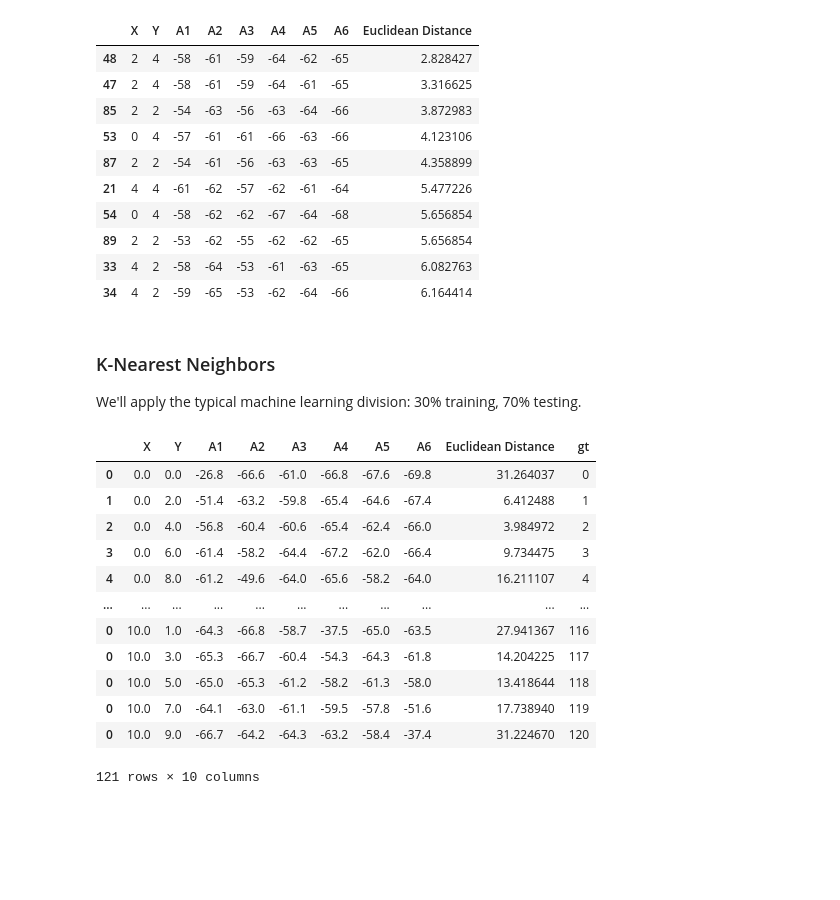
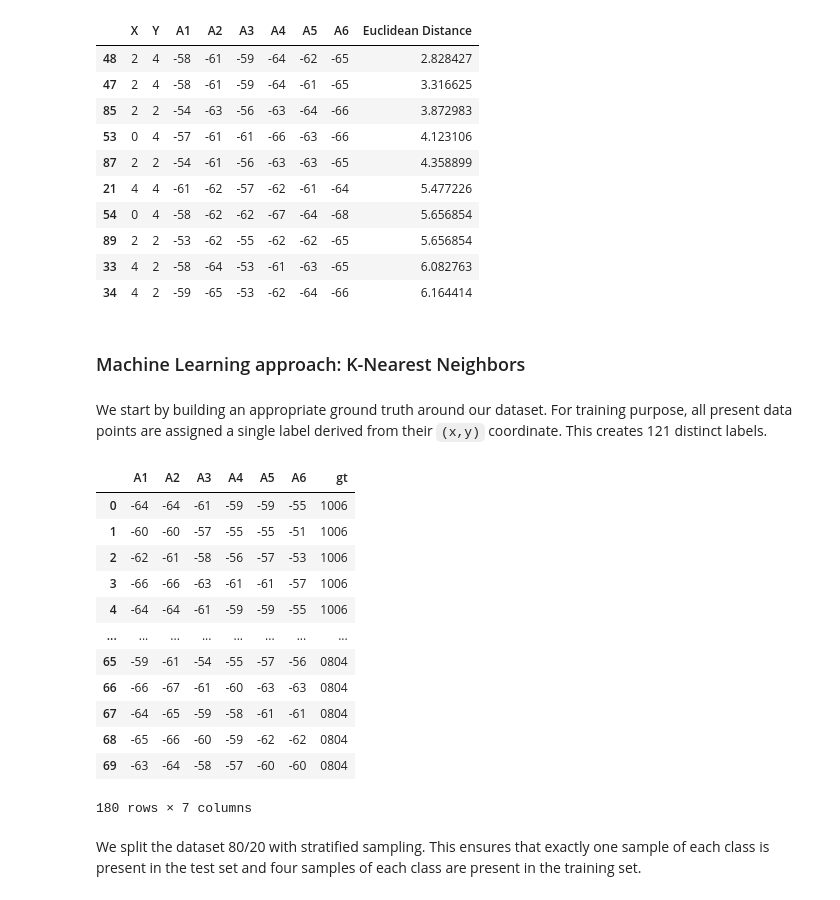
Before and after one commit to francesco-plt/finding-dory, a Jupyter notebook: localization.ipynb, the cells around one changed output. Saved outputs shown, nothing was run; the diff lists cells and outputs as text; code cells hidden in the pictures; blank space fills up the shorter version.

```diff
--- a/localization.ipynb
+++ b/localization.ipynb
@@ -231,41 +247,37 @@ display(df.nsmallest(10, 'Euclidean Distance', 'all'))
 | 89 | 2 | 2 | -53 | -62 | -55 | -62 | -62 | -65 | 5.656854 |
 | 33 | 4 | 2 | -58 | -64 | -53 | -61 | -63 | -65 | 6.082763 |
 | 34 | 4 | 2 | -59 | -65 | -53 | -62 | -64 | -66 | 6.164414 |
-# %% [markdown]
-### K-Nearest Neighbors
-We'll apply the typical machine learning division: 30% training, 70% testing.
-# %%
-# creating ground truth
-
-# creating coordinates list
-coords = []
-df_gt = df_interpolation.copy()
-for row in df_gt.itertuples():
-  coords.append((row.X, row.Y))
-
-# mapping coordinates to unique integers
-coord_to_int = {coord: i for i, coord in enumerate(coords)}
-
-# defining function to retrieve the coordinate associated to an integer
-def get_coord(i):
-  for coord in coord_to_int:
-    if coord_to_int[coord] == i:
-      return coord
-
-# adding column with ground truth integer map to each row
-df_gt['gt'] = df_gt.apply(lambda row: coord_to_int[(row.X, row.Y)], axis=1)
-display(df_gt)
-# %% [output]
-|  | X | Y | A1 | A2 | A3 | A4 | A5 | A6 | Euclidean Distance | gt |
-| 0 | 0.0 | 0.0 | -26.8 | -66.6 | -61.0 | -66.8 | -67.6 | -69.8 | 31.264037 | 0 |
-| 1 | 0.0 | 2.0 | -51.4 | -63.2 | -59.8 | -65.4 | -64.6 | -67.4 | 6.412488 | 1 |
-| 2 | 0.0 | 4.0 | -56.8 | -60.4 | -60.6 | -65.4 | -62.4 | -66.0 | 3.984972 | 2 |
-| 3 | 0.0 | 6.0 | -61.4 | -58.2 | -64.4 | -67.2 | -62.0 | -66.4 | 9.734475 | 3 |
-| 4 | 0.0 | 8.0 | -61.2 | -49.6 | -64.0 | -65.6 | -58.2 | -64.0 | 16.211107 | 4 |
-| ... | ... | ... | ... | ... | ... | ... | ... | ... | ... | ... |
-| 0 | 10.0 | 1.0 | -64.3 | -66.8 | -58.7 | -37.5 | -65.0 | -63.5 | 27.941367 | 116 |
-| 0 | 10.0 | 3.0 | -65.3 | -66.7 | -60.4 | -54.3 | -64.3 | -61.8 | 14.204225 | 117 |
-| 0 | 10.0 | 5.0 | -65.0 | -65.3 | -61.2 | -58.2 | -61.3 | -58.0 | 13.418644 | 118 |
-| 0 | 10.0 | 7.0 | -64.1 | -63.0 | -61.1 | -59.5 | -57.8 | -51.6 | 17.738940 | 119 |
-| 0 | 10.0 | 9.0 | -66.7 | -64.2 | -64.3 | -63.2 | -58.4 | -37.4 | 31.224670 | 120 |
-121 rows × 10 columns
+# %% [markdown]
+### Machine Learning approach: K-Nearest Neighbors
+# %% [markdown]
+We start by building an appropriate ground truth around our dataset. For training purpose, all present data points are assigned a single label derived from their `(x,y)` coordinate. This creates 121 distinct labels.
+# %%
+df_kn = df.copy().loc[:,df.columns != 'Euclidean Distance']
+
+# prepend one zero on coordinate label as needed
+def my_mapper(x):
+    return f"{x:02}"
+
+# add unique ground truth label
+df_kn['gt'] = df_kn['X'].map(my_mapper) + df_kn['Y'].map(my_mapper)
+
+# drop X,Y columns, not needed for training
+df_kn.drop(["X","Y"], axis=1, inplace=True)
+
+display(df_kn)
+# %% [output]
+|  | A1 | A2 | A3 | A4 | A5 | A6 | gt |
+| 0 | -64 | -64 | -61 | -59 | -59 | -55 | 1006 |
+| 1 | -60 | -60 | -57 | -55 | -55 | -51 | 1006 |
+| 2 | -62 | -61 | -58 | -56 | -57 | -53 | 1006 |
+| 3 | -66 | -66 | -63 | -61 | -61 | -57 | 1006 |
+| 4 | -64 | -64 | -61 | -59 | -59 | -55 | 1006 |
+| ... | ... | ... | ... | ... | ... | ... | ... |
+| 65 | -59 | -61 | -54 | -55 | -57 | -56 | 0804 |
+| 66 | -66 | -67 | -61 | -60 | -63 | -63 | 0804 |
+| 67 | -64 | -65 | -59 | -58 | -61 | -61 | 0804 |
+| 68 | -65 | -66 | -60 | -59 | -62 | -62 | 0804 |
+| 69 | -63 | -64 | -58 | -57 | -60 | -60 | 0804 |
+180 rows × 7 columns
+# %% [markdown]
+We split the dataset 80/20 with stratified sampling. This ensures that exactly one sample of each class is present in the test set and four samples of each class are present in the training set.
```
Also changed, not shown: parts of 21 cells of this notebook.
